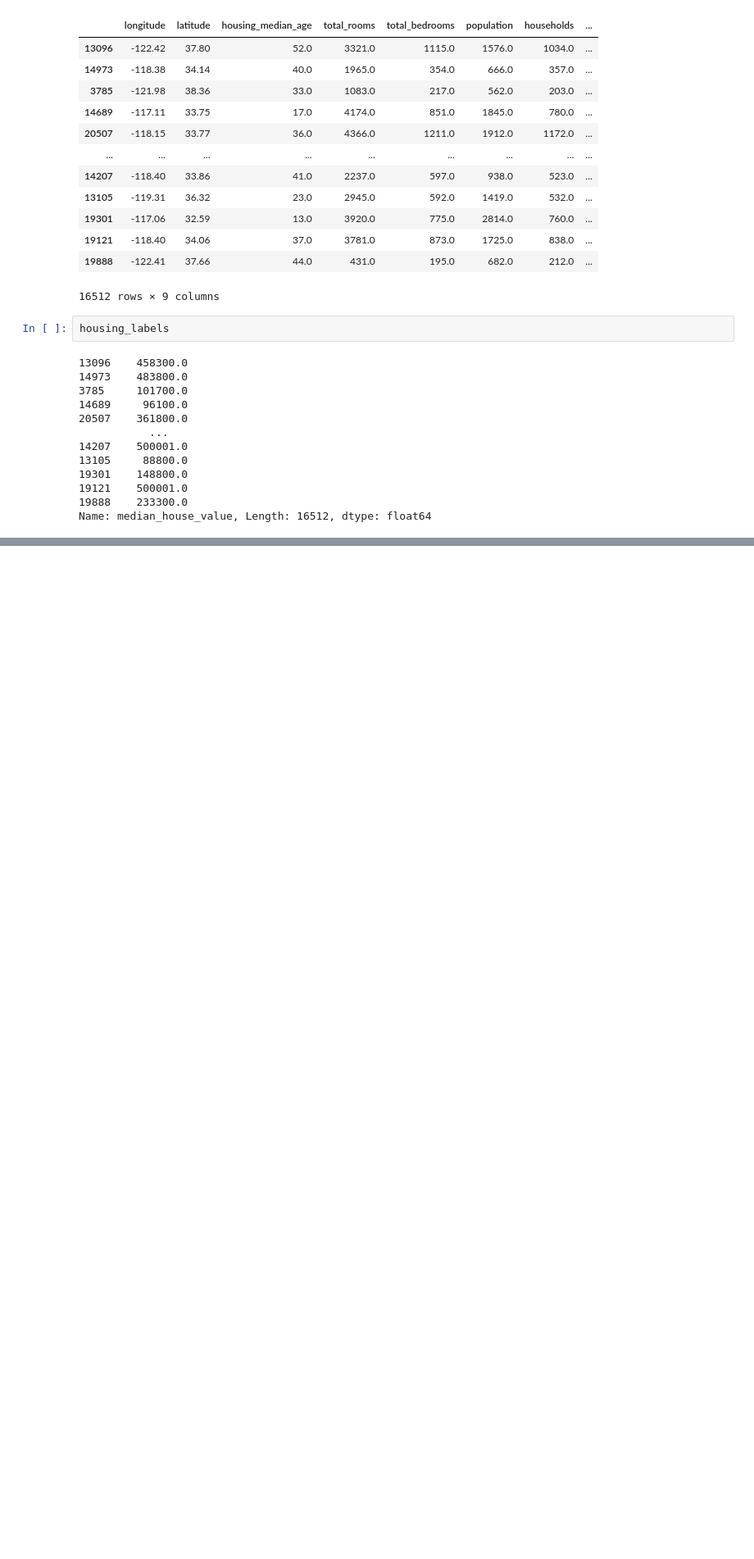
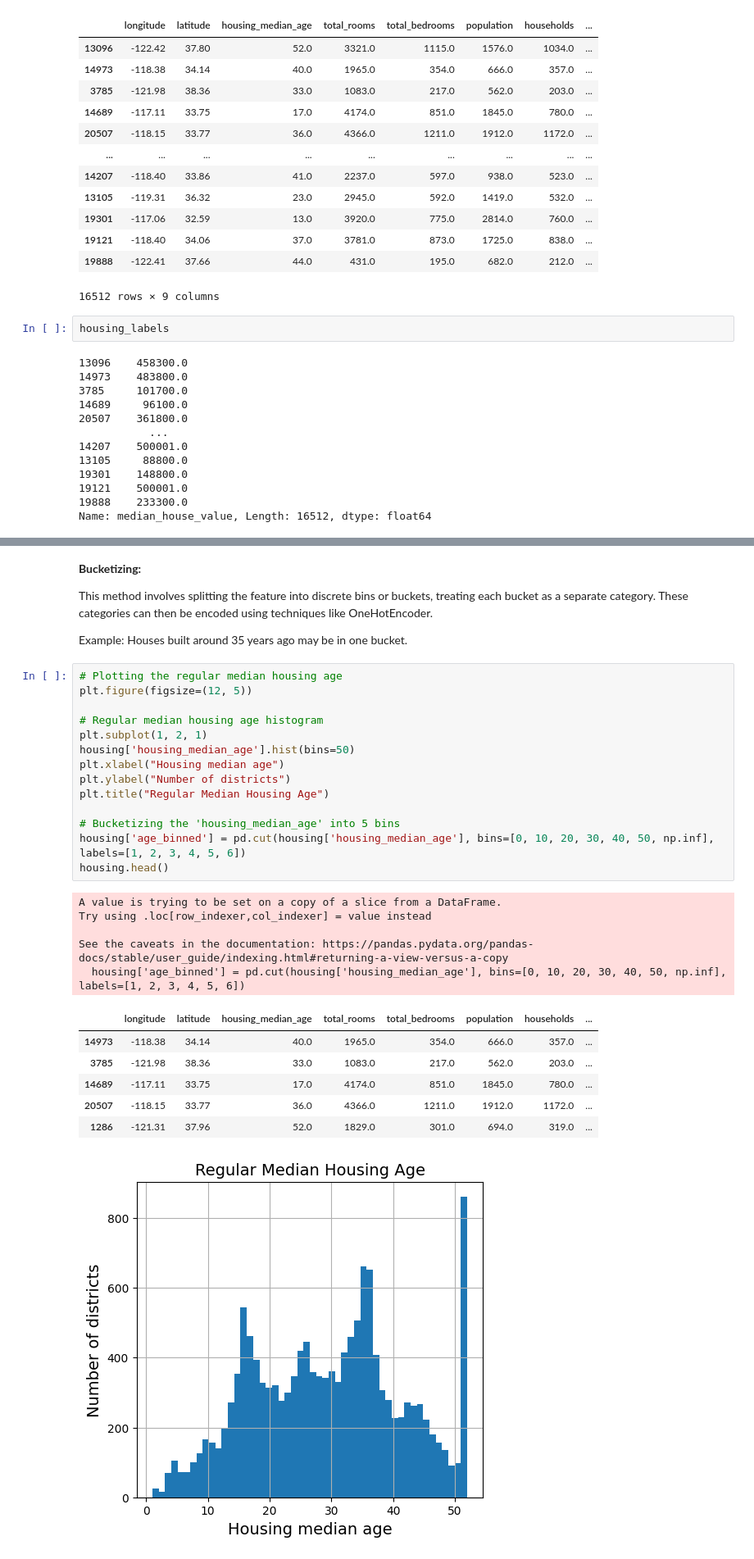
Before and after one commit to iupui-soic/pybootcamp, a Jupyter notebook: Charulata_chapter_2.ipynb, the cells around one changed output, grey strips where cells are left out. Shown at 82% size. Saved outputs shown, nothing was run; the diff lists cells and outputs as text; blank space fills up the shorter version.

```diff
--- a/Charulata_chapter_2.ipynb
+++ b/Charulata_chapter_2.ipynb
@@ -547,0 +1045,33 @@ Name: median_house_value, Length: 16512, dtype: float64
+# %% [markdown]
+**Bucketizing:**
+
+This method involves splitting the feature into discrete bins or buckets, treating each bucket as a separate category. These categories can then be encoded using techniques like OneHotEncoder.
+
+Example: Houses built around 35 years ago may be in one bucket.
+# %%
+# Plotting the regular median housing age
+plt.figure(figsize=(12, 5))
+
+# Regular median housing age histogram
+plt.subplot(1, 2, 1)
+housing['housing_median_age'].hist(bins=50)
+plt.xlabel("Housing median age")
+plt.ylabel("Number of districts")
+plt.title("Regular Median Housing Age")
+
+# Bucketizing the 'housing_median_age' into 5 bins
+housing['age_binned'] = pd.cut(housing['housing_median_age'], bins=[0, 10, 20, 30, 40, 50, np.inf], labels=[1, 2, 3, 4, 5, 6])
+housing.head()
+# %% [output]
+A value is trying to be set on a copy of a slice from a DataFrame.
+Try using .loc[row_indexer,col_indexer] = value instead
+
+See the caveats in the documentation: https://pandas.pydata.org/pandas-docs/stable/user_guide/indexing.html#returning-a-view-versus-a-copy
+  housing['age_binned'] = pd.cut(housing['housing_median_age'], bins=[0, 10, 20, 30, 40, 50, np.inf], labels=[1, 2, 3, 4, 5, 6])
+|  | longitude | latitude | housing_median_age | total_rooms | total_bedrooms | population | households | ... |
+| 14973 | -118.38 | 34.14 | 40.0 | 1965.0 | 354.0 | 666.0 | 357.0 | ... |
+| 3785 | -121.98 | 38.36 | 33.0 | 1083.0 | 217.0 | 562.0 | 203.0 | ... |
+| 14689 | -117.11 | 33.75 | 17.0 | 4174.0 | 851.0 | 1845.0 | 780.0 | ... |
+| 20507 | -118.15 | 33.77 | 36.0 | 4366.0 | 1211.0 | 1912.0 | 1172.0 | ... |
+| 1286 | -121.31 | 37.96 | 52.0 | 1829.0 | 301.0 | 694.0 | 319.0 | ... |
+[figure, added]
```
Also changed, not shown: parts of 83 cells of this notebook.
